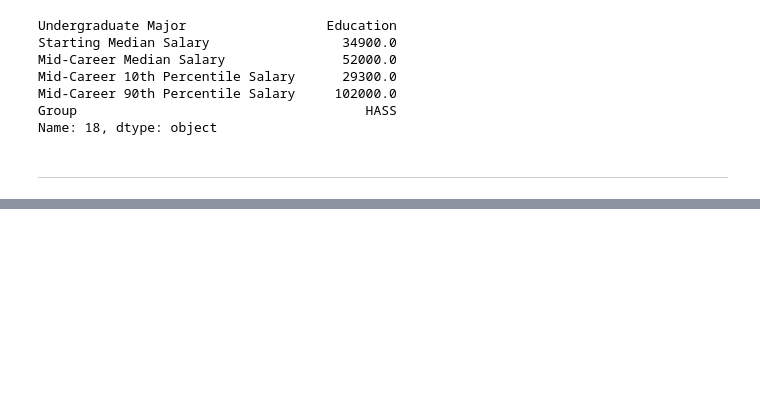
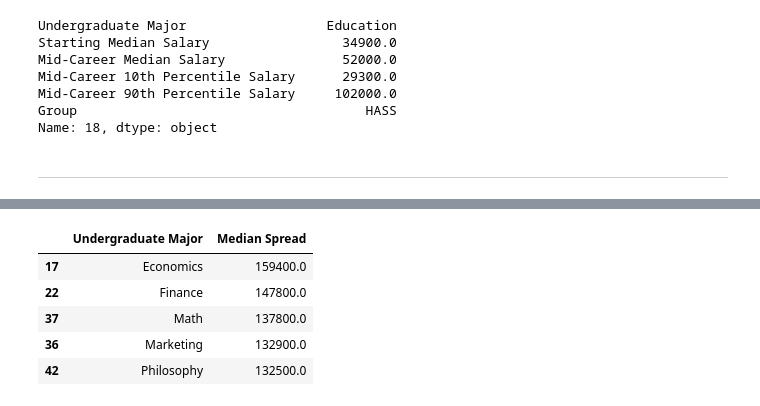
Before and after one commit to thandora/100-days-of-code-udemy, a Jupyter notebook: day-071-salary-data/main.ipynb, the cells around one changed output, grey strips where cells are left out. Saved outputs shown, nothing was run; the diff lists cells and outputs as text; code cells hidden in the pictures; blank space fills up the shorter version.

```diff
--- a/day-071-salary-data/main.ipynb
+++ b/day-071-salary-data/main.ipynb
@@ -132,0 +210,15 @@ Name: 18, dtype: object
+# %%
+# 2. Find the degrees with the greatest spread in salaries. Which majors
+# have the largest difference between high and low earners after graduation.
+
+
+sorted_df = df.sort_values("Median Spread", ascending=False)
+sorted_df[["Undergraduate Major", "Median Spread"]].head()
+# Conclusion: Economics, Finance, Math, Marketing, Philosophy
+# %% [output]
+|  | Undergraduate Major | Median Spread |
+| 17 | Economics | 159400.0 |
+| 22 | Finance | 147800.0 |
+| 37 | Math | 137800.0 |
+| 36 | Marketing | 132900.0 |
+| 42 | Philosophy | 132500.0 |
```
Also changed, not shown: parts of 14 cells of this notebook.
